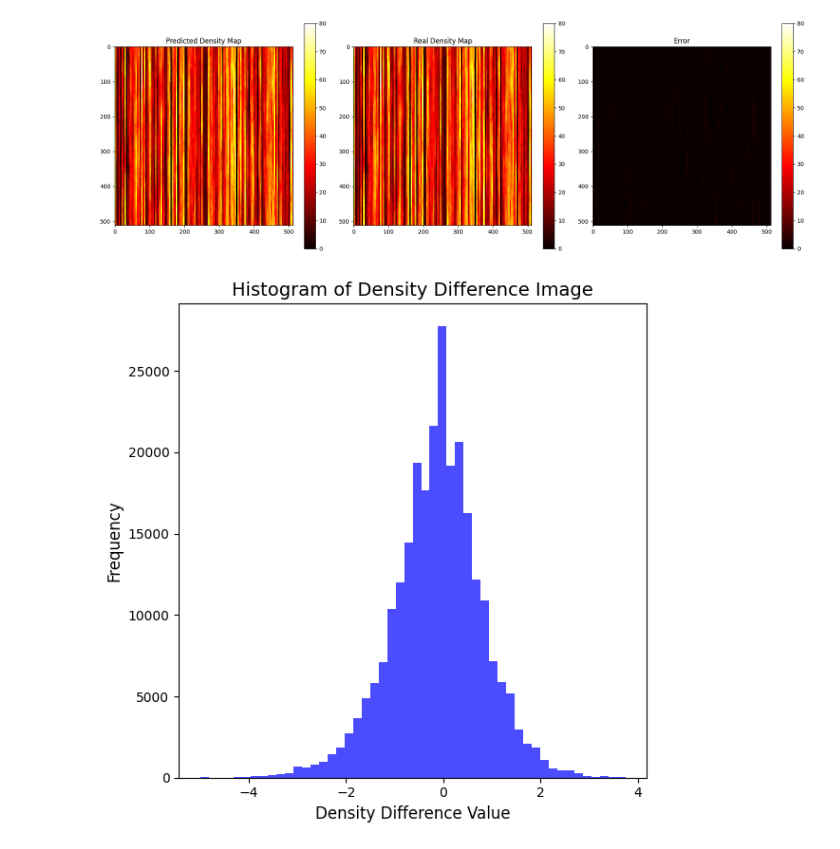
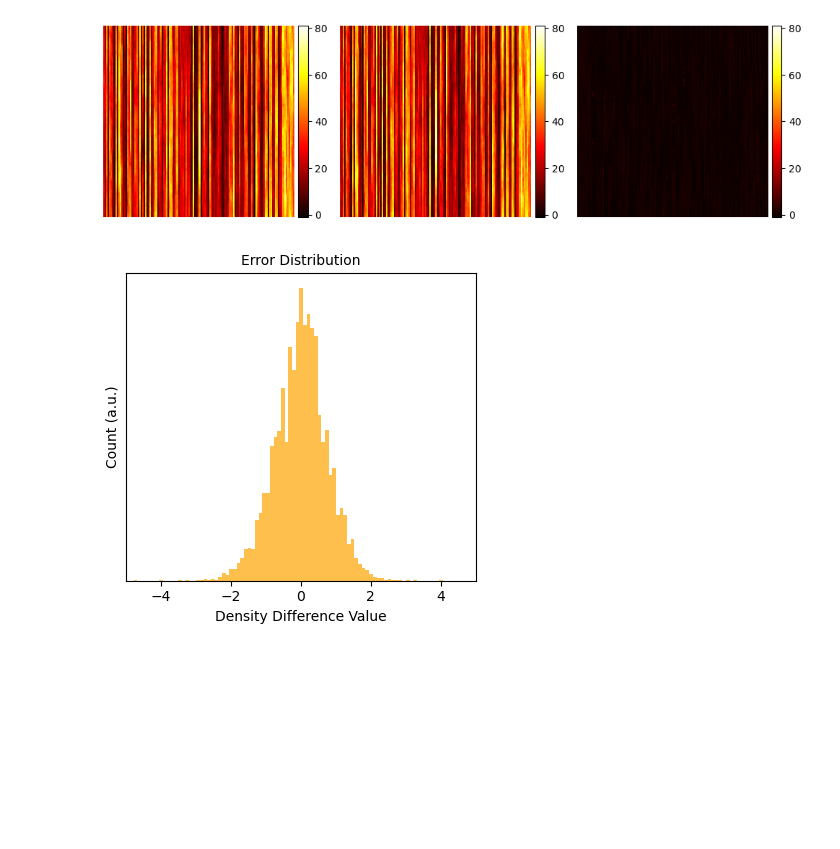
Before and after one commit to NameCompleX/Density_Characterization, a Jupyter notebook: Residual_Error.ipynb, the cells around one changed output. Saved outputs shown, nothing was run; the diff lists cells and outputs as text; code cells hidden in the pictures; blank space fills up the shorter version.

```diff
--- a/Residual_Error.ipynb
+++ b/Residual_Error.ipynb
@@ -72,39 +72,50 @@ for real_coord, real_value in zip(real_coords, real_density):
     real_density_map[y_start:y_end, x_start:x_end]
 # %%
 # 绘制三张子图
-fig, axs = plt.subplots(1, 3, figsize=(18, 6))
+fig, axs = plt.subplots(1, 3, figsize=(10, 3))
+
+axs[0].axis('off')
+axs[1].axis('off')
+axs[2].axis('off')
 
 # 预测密度图
 im1 = axs[0].imshow(predict_density_map, cmap="hot", interpolation="nearest")
-axs[0].set_title("Predicted Density Map")
-fig.colorbar(im1, ax=axs[0])
+axs[0].set_title("")
+fig.colorbar(im1, ax=axs[0],ticks=[0, 20, 40, 60, 80], label="", fraction=0.05, pad=0.02)
 
 # 真实密度图
 im2 = axs[1].imshow(real_density_map, cmap="hot", interpolation="nearest")
-axs[1].set_title("Real Density Map")
-fig.colorbar(im2, ax=axs[1])
+axs[1].set_title("")
+fig.colorbar(im2, ax=axs[1],ticks=[0, 20, 40, 60, 80], label="", fraction=0.05, pad=0.02)
 
 # 密度差异图
 im3 = axs[2].imshow(density_diff_image, cmap="hot", interpolation="nearest")
-axs[2].set_title("Error")
-fig.colorbar(im3, ax=axs[2])
+axs[2].set_title("")
+fig.colorbar(im3, ax=axs[2],ticks=[0, 20, 40, 60, 80], label="", fraction=0.05, pad=0.02)
+
 # 设置颜色范围
 for im in [im1, im2, im3]:
-    im.set_clim(0, 80)
+    im.set_clim(-1, 81)
+
 plt.tight_layout()
 plt.show()
-plt.figure(figsize=(6, 6))
+
+
+
+plt.figure(figsize=(4, 4))
 # 计算并绘制柱状图
-plt.hist(density_diff_image.flatten(), bins=50, color='blue', alpha=0.7)
+plt.hist(density_diff_image.flatten(), bins=100, color='orange', alpha=0.7)
+
 
 # 设置图表标题和标签
-plt.title('Histogram of Density Difference Image', fontsize=14)
-plt.xlabel('Density Difference Value', fontsize=12)
-plt.ylabel('Frequency', fontsize=12)
-
+plt.title('Error Distribution', fontsize=10)
+plt.xlabel('Density Difference Value', fontsize=10)
+plt.xlim(-5, 5)
+plt.gca().yaxis.set_ticks([])
+plt.ylabel('Count (a.u.)', fontsize=10)
 # 显示图表
 plt.tight_layout()
 plt.show()
 # %% [output]
-[figure, old version]
+[figure, new version]
-[figure, old version]
+[figure, new version]
```
Also changed, not shown: 8 other files.
